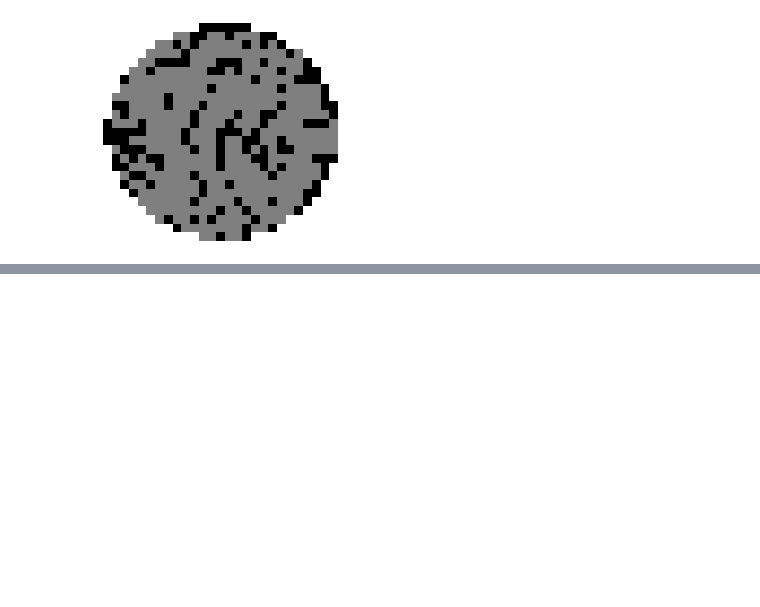
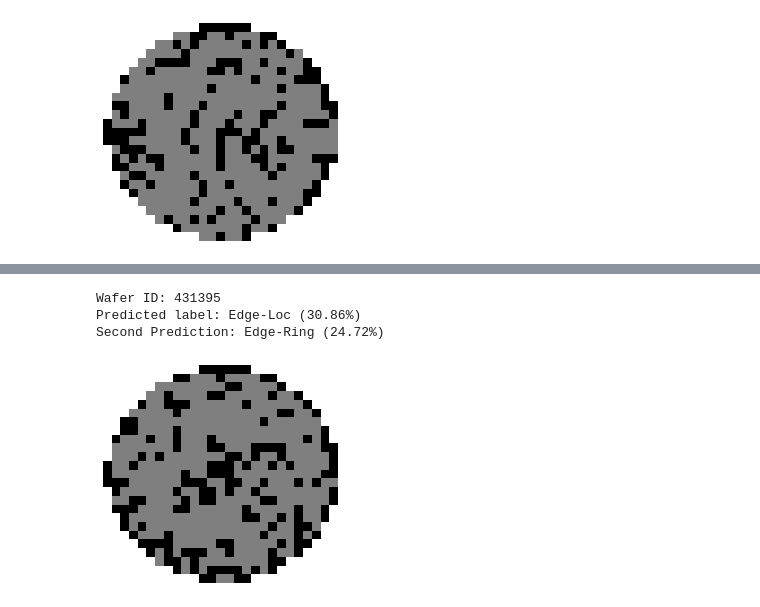
Before and after one commit to sngatzemeier/Wafer-Defect-Classification, a Jupyter notebook: Lea/unlabeled/analysis/sample_dashboard_size515.ipynb, the cells around one changed output, grey strips where cells are left out. Saved outputs shown, nothing was run; the diff lists cells and outputs as text; code cells hidden in the pictures; blank space fills up the shorter version.

```diff
--- a/Lea/unlabeled/analysis/sample_dashboard_size515.ipynb
+++ b/Lea/unlabeled/analysis/sample_dashboard_size515.ipynb
@@ -130,0 +205,18 @@ dash.plot_list(data, random_n)
+# %%
+# plot specific waferMap by ID
+i = data[data.ID == 431395].index[0]
+plt.imshow(data.waferMap[i], interpolation='none', cmap='gray_r')
+plt.axis('off')
+
+fail_dict = {8:'None', 0:'Loc', 1:'Edge-Loc', 2:'Center', 3:'Edge-Ring',
+             4:'Scratch', 5:'Random', 6:'Near-full', 7:'Donut'}
+
+print(f'Wafer ID: {data.ID[i]}')
+print(f'Predicted label: {fail_dict[data.pred_labels[i]]} ({data.pred_prob[i]:.2f}%)')
+print(f'Second Prediction: {fail_dict[data.pred2_labels[i]]} ({data.pred2_prob[i]:.2f}%)')
+pass
+# %% [output]
+Wafer ID: 431395
+Predicted label: Edge-Loc (30.86%)
+Second Prediction: Edge-Ring (24.72%)
+[figure, added]
```
Also changed, not shown: parts of 7 cells of this notebook, 3 other files.
